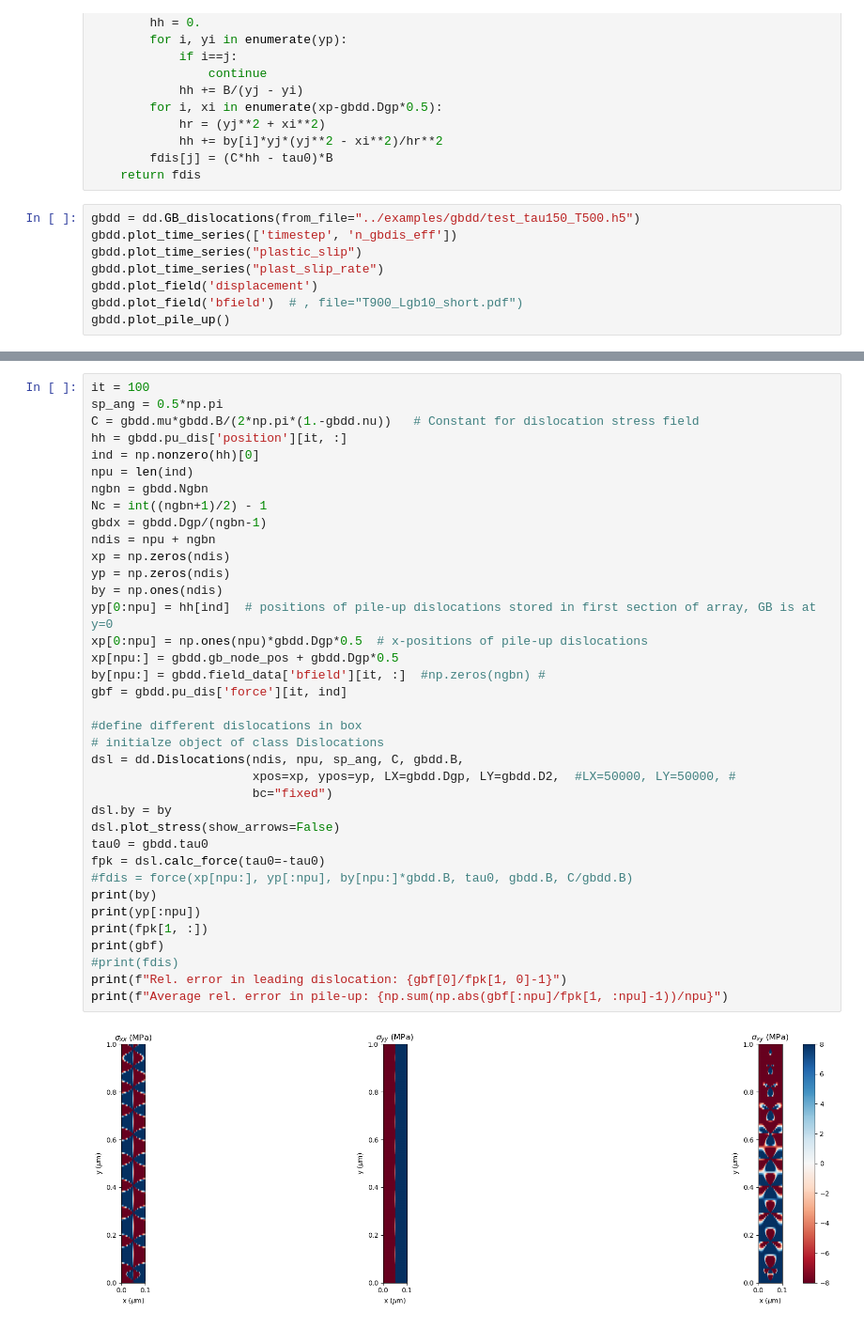
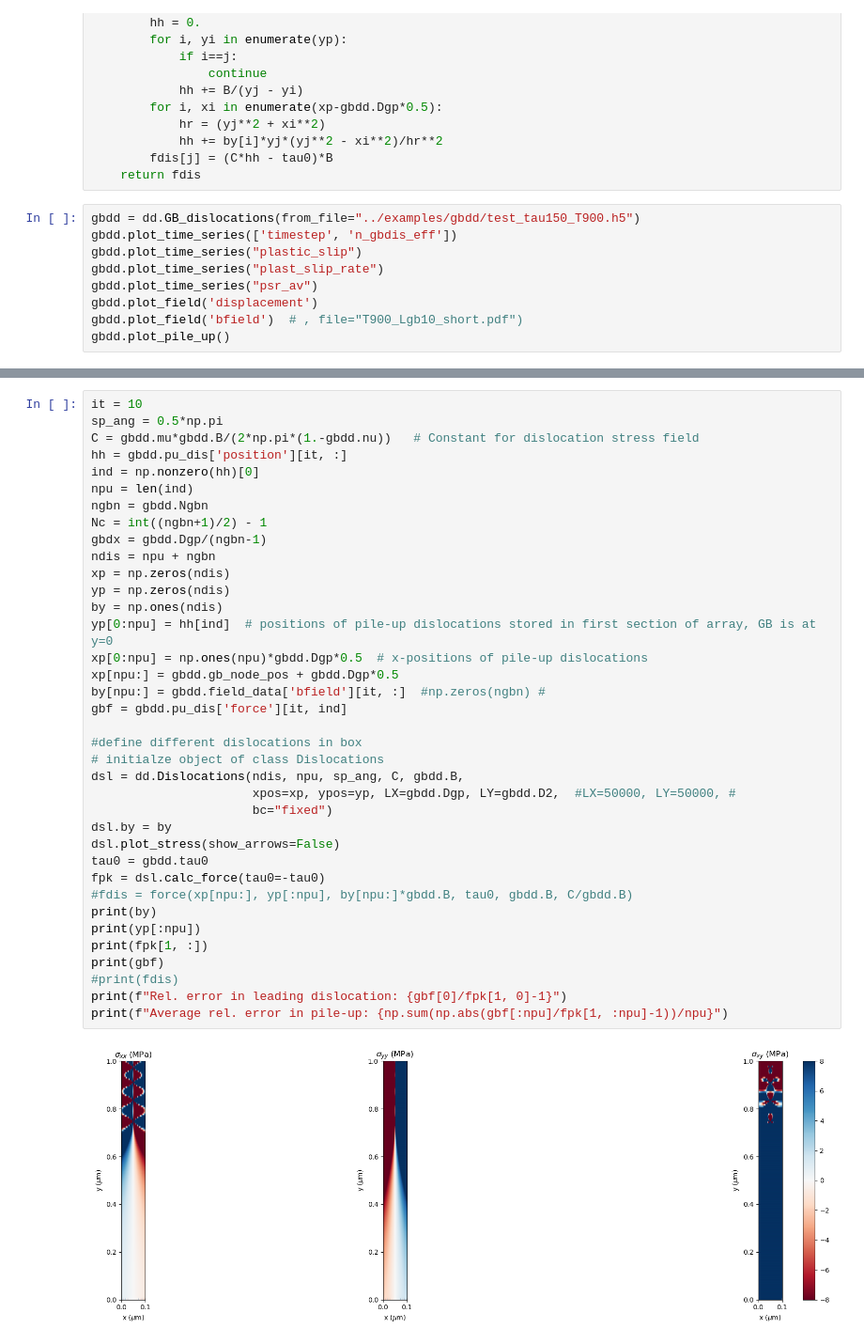
Before and after one commit to AHartmaier/pyLabDD, a Jupyter notebook: notebooks/gbdd_post.ipynb, the cells around one changed output, grey strips where cells are left out. Shown at 94% size. Saved outputs shown, nothing was run; the diff lists cells and outputs as text.

```diff
--- a/notebooks/gbdd_post.ipynb
+++ b/notebooks/gbdd_post.ipynb
@@ -30,10 +20,11 @@ def force(xp, yp, by, tau0, B, C):
         fdis[j] = (C*hh - tau0)*B
     return fdis
 # %%
-gbdd = dd.GB_dislocations(from_file="../examples/gbdd/test_tau150_T500.h5")
+gbdd = dd.GB_dislocations(from_file="../examples/gbdd/test_tau150_T900.h5")
 gbdd.plot_time_series(['timestep', 'n_gbdis_eff'])
 gbdd.plot_time_series("plastic_slip")
 gbdd.plot_time_series("plast_slip_rate")
+gbdd.plot_time_series("psr_av")
 gbdd.plot_field('displacement')
 gbdd.plot_field('bfield')  # , file="T900_Lgb10_short.pdf")
 gbdd.plot_pile_up()
@@ -47,5 +39,5 @@ gbdd.plot_pile_up()
 # %%
-it = 100
+it = 10
 sp_ang = 0.5*np.pi
 C = gbdd.mu*gbdd.B/(2*np.pi*(1.-gbdd.nu))   # Constant for dislocation stress field
 hh = gbdd.pu_dis['position'][it, :]
@@ -55,32 +47,32 @@ ngbn = gbdd.Ngbn
 Nc = int((ngbn+1)/2) - 1
 gbdx = gbdd.Dgp/(ngbn-1)
 ndis = npu + ngbn
 xp = np.zeros(ndis)
 yp = np.zeros(ndis)
 by = np.ones(ndis)
 yp[0:npu] = hh[ind]  # positions of pile-up dislocations stored in first section of array, GB is at y=0
 xp[0:npu] = np.ones(npu)*gbdd.Dgp*0.5  # x-positions of pile-up dislocations
 xp[npu:] = gbdd.gb_node_pos + gbdd.Dgp*0.5
 by[npu:] = gbdd.field_data['bfield'][it, :]  #np.zeros(ngbn) #
 gbf = gbdd.pu_dis['force'][it, ind]
 
 #define different dislocations in box
 # initialze object of class Dislocations
 dsl = dd.Dislocations(ndis, npu, sp_ang, C, gbdd.B,
                       xpos=xp, ypos=yp, LX=gbdd.Dgp, LY=gbdd.D2,  #LX=50000, LY=50000, #
                       bc="fixed")
 dsl.by = by
 dsl.plot_stress(show_arrows=False)
 tau0 = gbdd.tau0
 fpk = dsl.calc_force(tau0=-tau0)
 #fdis = force(xp[npu:], yp[:npu], by[npu:]*gbdd.B, tau0, gbdd.B, C/gbdd.B)
 print(by)
 print(yp[:npu])
 print(fpk[1, :])
 print(gbf)
 #print(fdis)
 print(f"Rel. error in leading dislocation: {gbf[0]/fpk[1, 0]-1}")
 print(f"Average rel. error in pile-up: {np.sum(np.abs(gbf[:npu]/fpk[1, :npu]-1))/npu}")
 # %% [output]
-[figure, old version]
+[figure, new version]
 [ 1.00000000e+00  1.00000000e+00  1.00000000e+00  1.00000000e+00
```
Also changed, not shown: parts of 5 cells of this notebook, 1 other file.
